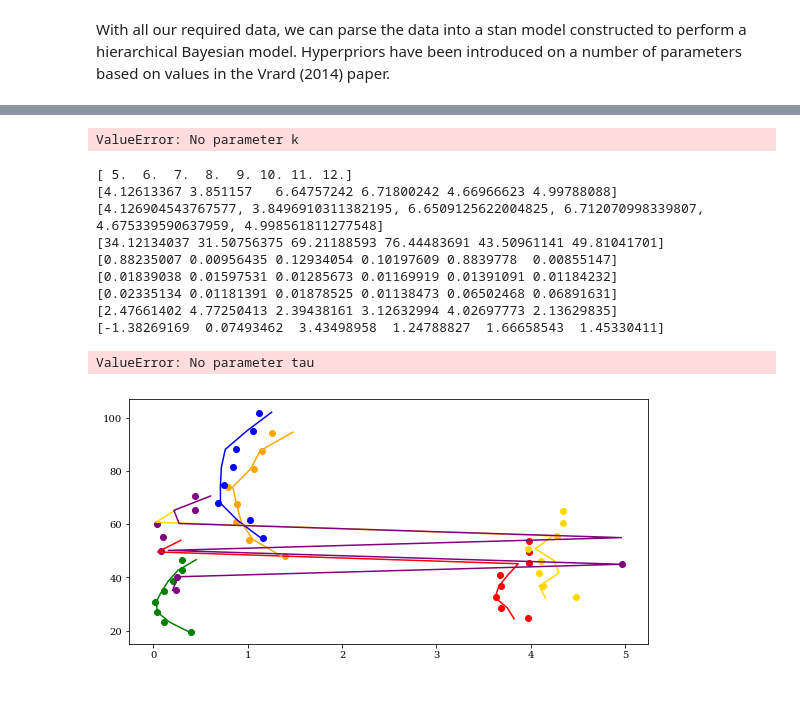
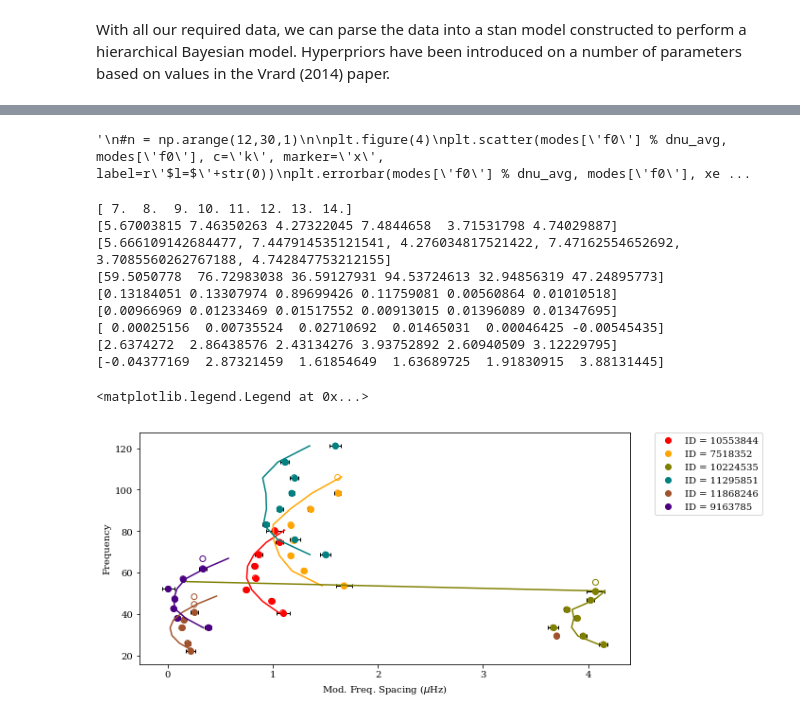
Before and after one commit to daw538/y4project, a Jupyter notebook: Dan_notebooks/rgdata-50hbm.ipynb, the cells around one changed output, grey strips where cells are left out. Drawn from its saved outputs; the diff is of its cells as text; code cells hidden in the pictures.

Commit message:
Testing reintroduction of hierarchical parameters in the oscillatory component of glich function.

```diff
--- a/Dan_notebooks/rgdata-50hbm.ipynb
+++ b/Dan_notebooks/rgdata-50hbm.ipynb
@@ -124,7 +124,7 @@ parameters {
     real dnu[N];
     real numax[N];
     real<lower = -2.0*pi(), upper = 2.0*pi()> phi[N];
-    real<lower = 0> A[N];
+    //real<lower = 0> A[N];
     real G[N];
     //real<lower = 0> tau[N];
     real epsilon_std[N];
@@ -135,10 +135,10 @@ parameters {
     real<lower=0> al_std;
     real alA;
     real alB;
-    //real A_std[N];
-    //real<lower=0> A_err;
-    //real AA;
-    //real AB;
+    real A_std[N];
+    real<lower=0> A_err;
+    real AA;
+    real AB;
     //real G_std[N];
     //real<lower=0> G_err;
     //real GA;
@@ -148,12 +148,12 @@ parameters {
 transformed parameters {
     real epsilon[N];
     real alpha[N];
-    //real A[N];
+    real A[N];
     //real G[N];
     for (i in 1:N){
         epsilon[i] = epsilon_std[i] * eps_std + (epsA + epsB * log(dnu[i]));
         alpha[i] = alpha_std[i] * al_std + (alA * (dnu[i])^(-alB));
-        //A[i] = A_std[i] * A_err + (AA * (dnu[i])^(-AB));
+        A[i] = A_std[i] * A_err + (AA * (dnu[i])^(-AB));
         //G[i] = G_std[i] * G_err + GA;
     }
 }
@@ -167,7 +167,7 @@ model {
         }
         freq[i,:] ~ normal(mod, freq_err[i,:]);
         dnu[i] ~ normal(dnu_guess[i], dnu_guess[i]*0.001);
-        A[i] ~ lognormal(log(0.06*dnu[i]^(-0.88)), 0.4);
+        //A[i] ~ lognormal(log(0.06*dnu[i]^(-0.88)), 0.4);
     }
 
     //epsilon ~ uniform(-1.0, 2.0);
@@ -188,10 +188,10 @@ model {
     al_std ~ normal(0, 0.5);
     alA ~ normal(0.015, 0.005);
     alB ~ normal(0.32, 0.08);
-    //A_std ~ normal(0, 1);
-    //A_err ~ normal(0, 0.5);
-    //AA ~ normal(0.06, 0.01);
-    //AB ~ normal(0.88, 0.05);
+    A_std ~ normal(0, 1);
+    A_err ~ normal(0, 0.5);
+    AA ~ normal(0.06, 0.02);
+    AB ~ normal(0.88, 0.05);
     //G_std ~ normal(0, 1);
     //G_err ~ normal(0.65, 0.5);
     //GA ~ normal(3.08, 0.1);
@@ -218,15 +218,15 @@ start = {'dnu': dnu_avgarr,
          #'G_err': 0.65,
          #'epsilon': epsilon,
          #'alpha': alpha,
-         'A': A,
+         #'A': A,
          'G': G,
          'phi': phi,
          'epsA': 0.601,
          'epsB': 0.632,
          'alA': 0.015,
          'alB': 0.32,
-         #'AA': 0.06,
-         #'AB': 0.88,
+         'AA': 0.06,
+         'AB': 0.88,
          #'GA': 3.08
          #'tau': tau
     }
@@ -265,14 +280,12 @@ WARNING:pystan:Deprecation warning. In future, use ArviZ library (`pip install a
-# %%
-'''import corner
-data = np.vstack([fit['epsilon'], fit['k'], fit['dnu'], fit['nmax'],
-                  fit['a'], fit['omega'], fit['phi'], fit['tau']]).T
-corner.corner(data, labels=[r'$\epsilon$', r'$k$',r'$\Delta\nu$',r'$n_{max}$',
-                            r'$A$', r'$\omega$', r'$\phi$', r'$\tau$'])
-              #, truths=[1.436, 0.07, 0.3, 2, 0])
-plt.show()'''
-# %% [output]
-ValueError: No parameter k
 # %%
+'''import corner
+data = np.vstack([fit['epsilon'], fit['k'], fit['dnu'], fit['nmax'],
+                  fit['a'], fit['omega'], fit['phi'], fit['tau']]).T
+corner.corner(data, labels=[r'$\epsilon$', r'$k$',r'$\Delta\nu$',r'$n_{max}$',
+                            r'$A$', r'$\omega$', r'$\phi$', r'$\tau$'])
+              #, truths=[1.436, 0.07, 0.3, 2, 0])
+plt.show()'''
+
 '''
 #n = np.arange(12,30,1)
 
@@ -296,6 +309,8 @@ plt.xlabel(f'Mod. Freq. Spacing ('+ str(u"%.3f" % dnu_avg) +') $\mu$Hz')
 plt.legend()
 plt.show()
 '''
+# %% [output]
+'\n#n = np.arange(12,30,1)\n\nplt.figure(4)\nplt.scatter(modes[\'f0\'] % dnu_avg, modes[\'f0\'], c=\'k\', marker=\'x\', label=r\'$l=$\'+str(0))\nplt.errorbar(modes[\'f0\'] % dnu_avg, modes[\'f0\'], xe ...
 # %%
 %matplotlib inline
 def model(n,dnu,numax,eps,alpha,A,G,phi):
@@ -309,7 +324,7 @@ ax  = fig.add_subplot(111)
 ax.set_position([0.1,0.1,0.6,0.85])
 
 import itertools
-colours = itertools.cycle(('r', 'orange', 'limegreen', 'teal', 'lightblue', 'indigo'))
+colours = itertools.cycle(('r', 'orange', 'olive', 'teal', 'sienna', 'indigo'))
 
 for i in np.arange(0,len(IDs),1):
     # Iterate point colour
@@ -335,52 +350,52 @@ for i in np.arange(0,len(IDs),1):
            np.mean(fit['phi'], axis=0)[i])
 
     ax.plot(g2 % np.mean(fit['dnu'], axis=0)[i], g2,
-             c=next(colours2))
+             c=colour)
 '''
 g1 = model(arr_n[0],
            np.mean(fit['dnu'], axis=0)[0],
            np.mean(fit['nmax'], axis=0)[0],
            np.mean(fit['epsilon'], axis=0)[0],
            np.mean(fit['alpha'], axis=0)[0],
            np.mean(fit['A'], axis=0)[0],
            np.mean(fit['G'], axis=0)[0],
            np.mean(fit['phi'], axis=0)[0],
            np.mean(fit['tau'], axis=0)[0])
 
 plt.plot(g1 % np.mean(fit['dnu'], axis=0)[0], g1,
              label='Fit_2D')
 
 '''
 
 print(arr_n[0])
 print(np.mean(fit['dnu'], axis=0))
 print(dnu_avgID)
 print(np.mean(fit['numax'], axis=0))
 print(np.mean(fit['epsilon'], axis=0))
 print(np.mean(fit['alpha'], axis=0))
 print(np.mean(fit['A'], axis=0))
 print(np.mean(fit['G'], axis=0))
 print(np.mean(fit['phi'], axis=0))
-print(np.mean(fit['tau'], axis=0))
+#print(np.mean(fit['tau'], axis=0))
 
 
 plt.legend()
 plt.ylabel('Frequency')
 plt.xlabel(r'Mod. Freq. Spacing ($\mu$Hz)')
 plt.legend(bbox_to_anchor=(1.05, 1), loc=2, borderaxespad=0.)
 #plt.savefig('seminar/somergbseizure.pdf', bbox='tight_layout')
 # %% [output]
-[ 5.  6.  7.  8.  9. 10. 11. 12.]
-[4.12613367 3.851157   6.64757242 6.71800242 4.66966623 4.99788088]
-[4.126904543767577, 3.8496910311382195, 6.6509125622004825, 6.712070998339807, 4.675339590637959, 4.998561811277548]
-[34.12134037 31.50756375 69.21188593 76.44483691 43.50961141 49.81041701]
-[0.88235007 0.00956435 0.12934054 0.10197609 0.8839778  0.00855147]
-[0.01839038 0.01597531 0.01285673 0.01169919 0.01391091 0.01184232]
-[0.02335134 0.01181391 0.01878525 0.01138473 0.06502468 0.06891631]
-[2.47661402 4.77250413 2.39438161 3.12632994 4.02697773 2.13629835]
-[-1.38269169  0.07493462  3.43498958  1.24788827  1.66658543  1.45330411]
+[ 7.  8.  9. 10. 11. 12. 13. 14.]
+[5.67003815 7.46350263 4.27322045 7.4844658  3.71531798 4.74029887]
+[5.666109142684477, 7.447914535121541, 4.276034817521422, 7.47162554652692, 3.7085560262767188, 4.742847753212155]
+[59.5050778  76.72983038 36.59127931 94.53724613 32.94856319 47.24895773]
+[0.13184051 0.13307974 0.89699426 0.11759081 0.00560864 0.01010518]
+[0.00966969 0.01233469 0.01517552 0.00913015 0.01396089 0.01347695]
+[ 0.00025156  0.00735524  0.02710692  0.01465031  0.00046425 -0.00545435]
+[2.6374272  2.86438576 2.43134276 3.93752892 2.60940509 3.12229795]
+[-0.04377169  2.87321459  1.61854649  1.63689725  1.91830915  3.88131445]
-ValueError: No parameter tau
+<matplotlib.legend.Legend at 0x...>
-[figure, old version]
+[figure, new version]
 # %%
 #fitdf = fit.to_dataframe(permuted=True)
 #display(fitdf)
```
Also changed, not shown: parts of 4 cells of this notebook.
